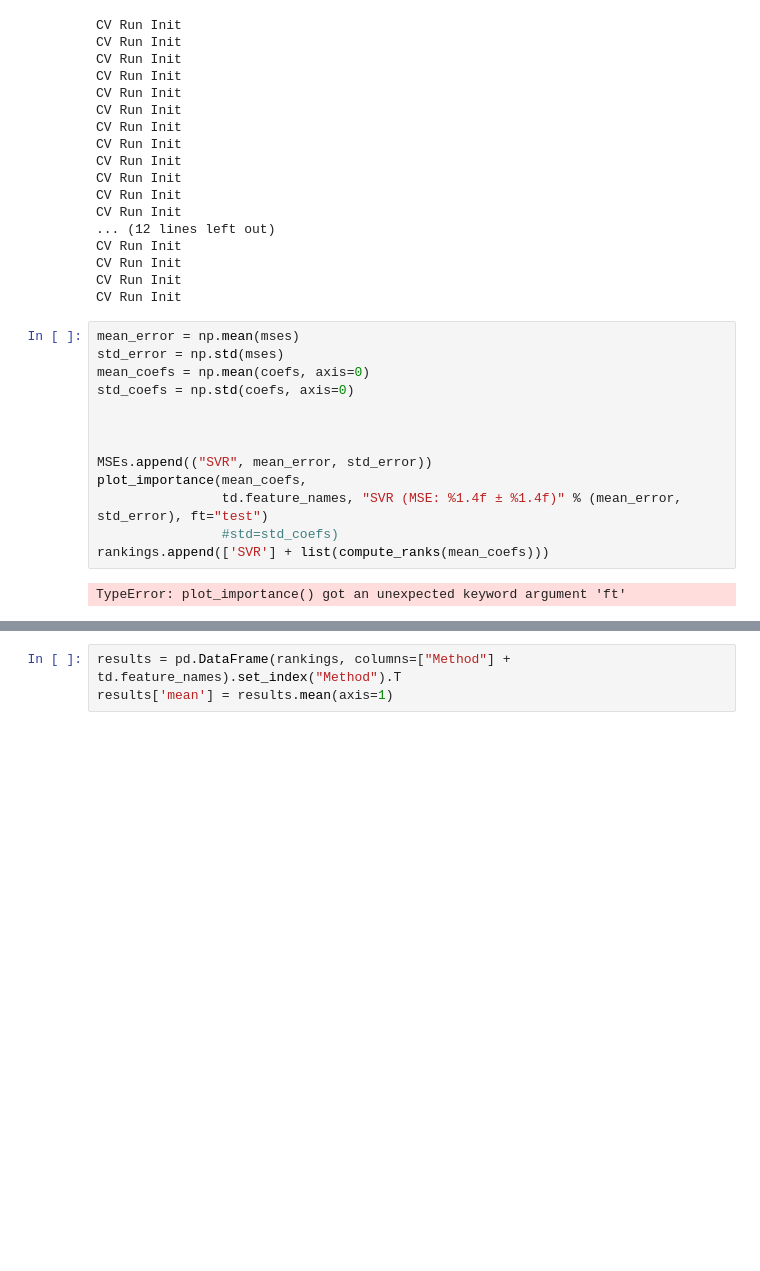
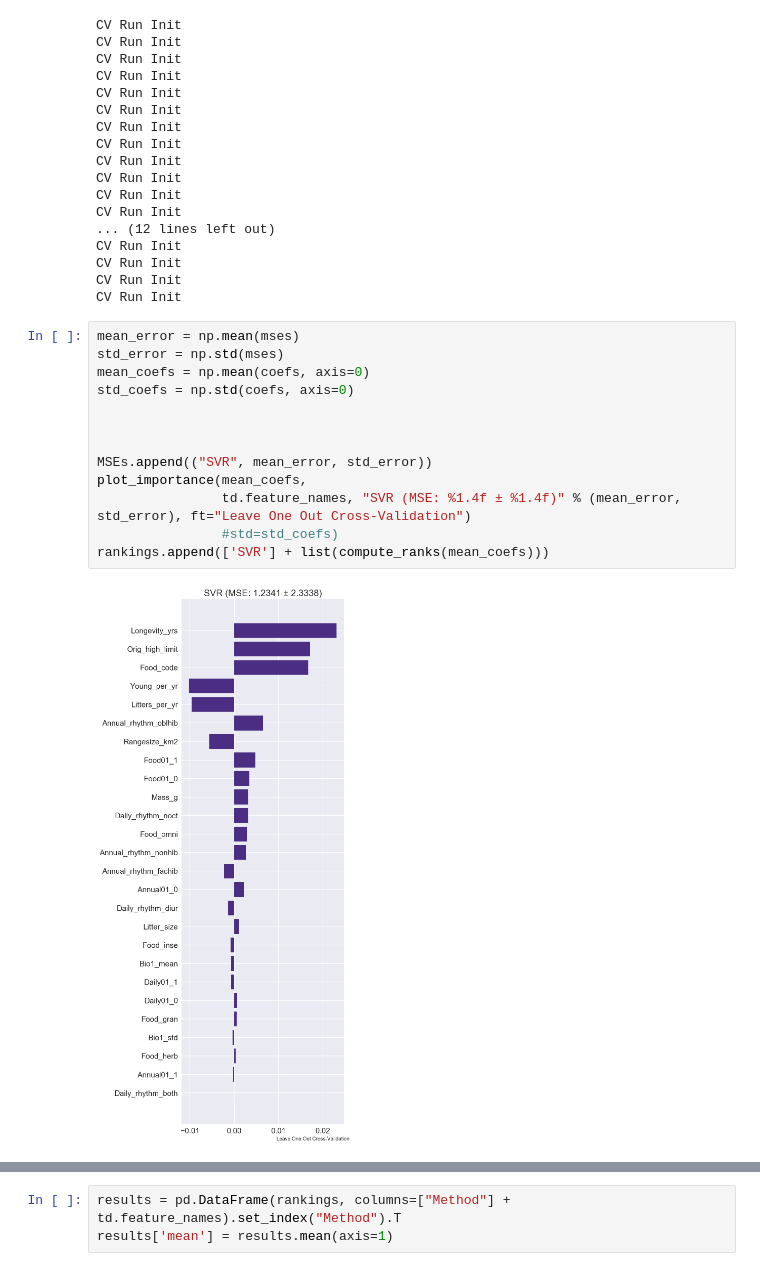
Before and after one commit to HuckleyLab/cc_traits, a Jupyter notebook: code/Feature Importance Analysis.ipynb, the cells around one changed output, grey strips where cells are left out. Drawn from its saved outputs; the diff is of its cells as text; blank space fills up the shorter version.

```diff
--- a/code/Feature Importance Analysis.ipynb
+++ b/code/Feature Importance Analysis.ipynb
@@ -312,15 +311,15 @@ CV Run Init
 # %%
 mean_error = np.mean(mses)
 std_error = np.std(mses)
 mean_coefs = np.mean(coefs, axis=0)
 std_coefs = np.std(coefs, axis=0)
 
 
 
 MSEs.append(("SVR", mean_error, std_error))
 plot_importance(mean_coefs,
-                td.feature_names, "SVR (MSE: %1.4f ± %1.4f)" % (mean_error, std_error), ft="test")
+                td.feature_names, "SVR (MSE: %1.4f ± %1.4f)" % (mean_error, std_error), ft="Leave One Out Cross-Validation")
                 #std=std_coefs)
 rankings.append(['SVR'] + list(compute_ranks(mean_coefs)))
 # %% [output]
-TypeError: plot_importance() got an unexpected keyword argument 'ft'
+[figure, added]
```
Also changed, not shown: parts of 8 cells of this notebook.
